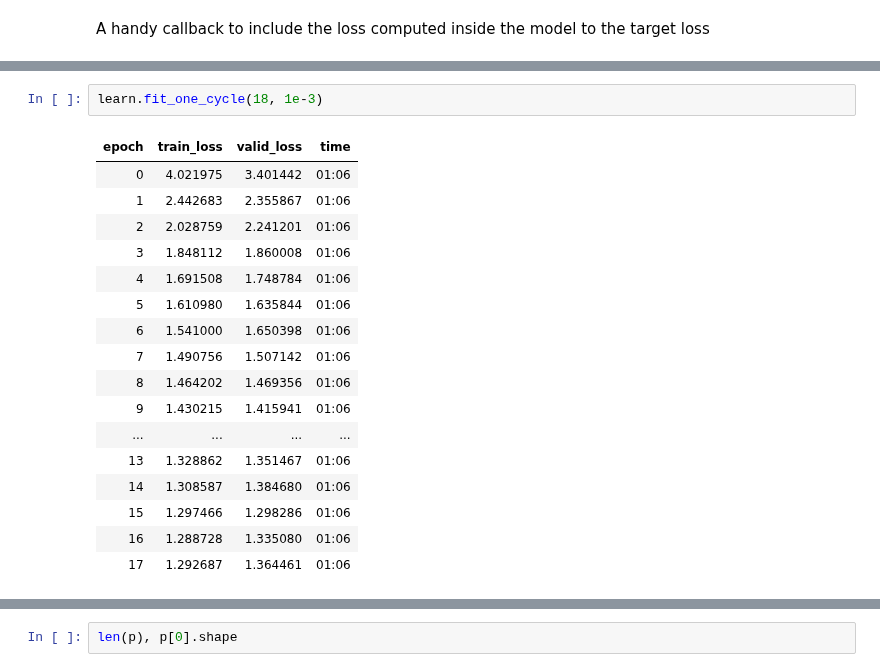
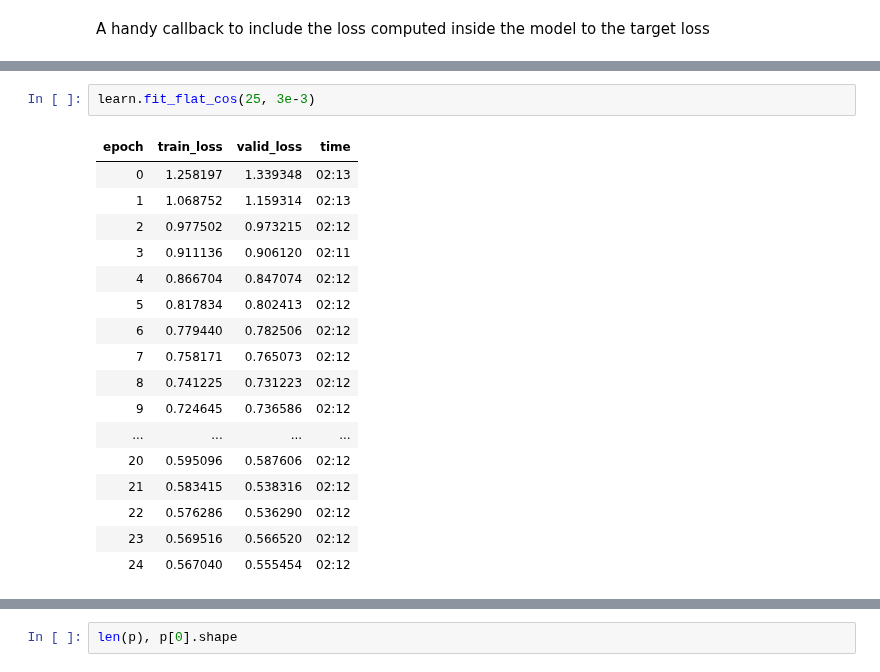
Before and after one commit to tcapelle/moving_mnist, a Jupyter notebook: 04_train_phydnet.ipynb, the cells around one changed output, grey strips where cells are left out. Cells and saved outputs as stored; diff of their text form.

```diff
--- a/04_train_phydnet.ipynb
+++ b/04_train_phydnet.ipynb
@@ -131,21 +94,21 @@ SuggestedLRs(lr_min=0.010000000149011612, lr_steep=0.0006918309954926372)
-# %%
-learn.fit_one_cycle(18, 1e-3)
-# %% [output]
-| epoch | train_loss | valid_loss | time |
-| 0 | 4.021975 | 3.401442 | 01:06 |
-| 1 | 2.442683 | 2.355867 | 01:06 |
-| 2 | 2.028759 | 2.241201 | 01:06 |
-| 3 | 1.848112 | 1.860008 | 01:06 |
-| 4 | 1.691508 | 1.748784 | 01:06 |
-| 5 | 1.610980 | 1.635844 | 01:06 |
-| 6 | 1.541000 | 1.650398 | 01:06 |
-| 7 | 1.490756 | 1.507142 | 01:06 |
-| 8 | 1.464202 | 1.469356 | 01:06 |
-| 9 | 1.430215 | 1.415941 | 01:06 |
-| ... | ... | ... | ... |
-| 13 | 1.328862 | 1.351467 | 01:06 |
-| 14 | 1.308587 | 1.384680 | 01:06 |
-| 15 | 1.297466 | 1.298286 | 01:06 |
-| 16 | 1.288728 | 1.335080 | 01:06 |
-| 17 | 1.292687 | 1.364461 | 01:06 |
+# %%
+learn.fit_flat_cos(25, 3e-3)
+# %% [output]
+| epoch | train_loss | valid_loss | time |
+| 0 | 1.258197 | 1.339348 | 02:13 |
+| 1 | 1.068752 | 1.159314 | 02:13 |
+| 2 | 0.977502 | 0.973215 | 02:12 |
+| 3 | 0.911136 | 0.906120 | 02:11 |
+| 4 | 0.866704 | 0.847074 | 02:12 |
+| 5 | 0.817834 | 0.802413 | 02:12 |
+| 6 | 0.779440 | 0.782506 | 02:12 |
+| 7 | 0.758171 | 0.765073 | 02:12 |
+| 8 | 0.741225 | 0.731223 | 02:12 |
+| 9 | 0.724645 | 0.736586 | 02:12 |
+| ... | ... | ... | ... |
+| 20 | 0.595096 | 0.587606 | 02:12 |
+| 21 | 0.583415 | 0.538316 | 02:12 |
+| 22 | 0.576286 | 0.536290 | 02:12 |
+| 23 | 0.569516 | 0.566520 | 02:12 |
+| 24 | 0.567040 | 0.555454 | 02:12 |
 # %%
```
Also changed, not shown: parts of 23 cells of this notebook, 3 other files.
